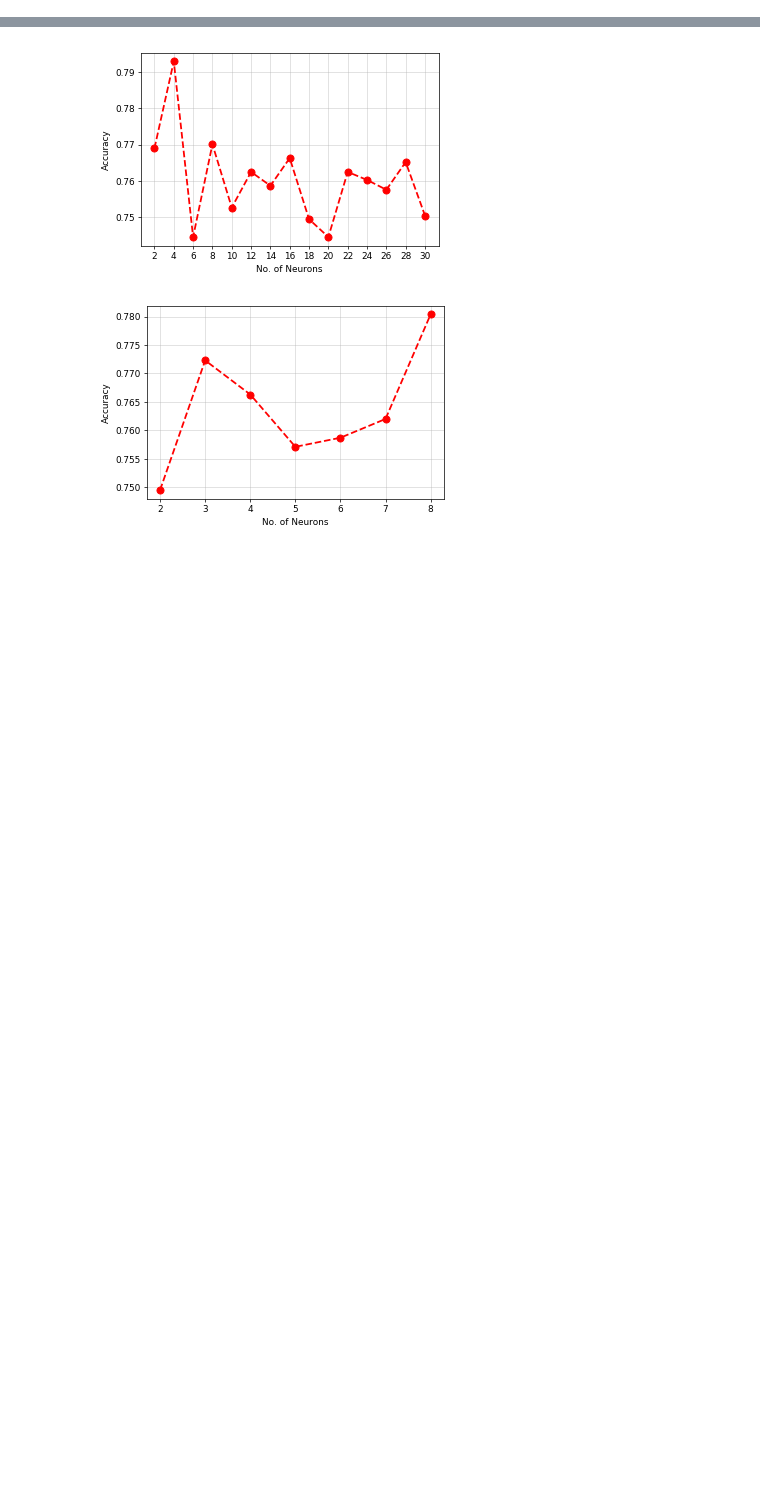
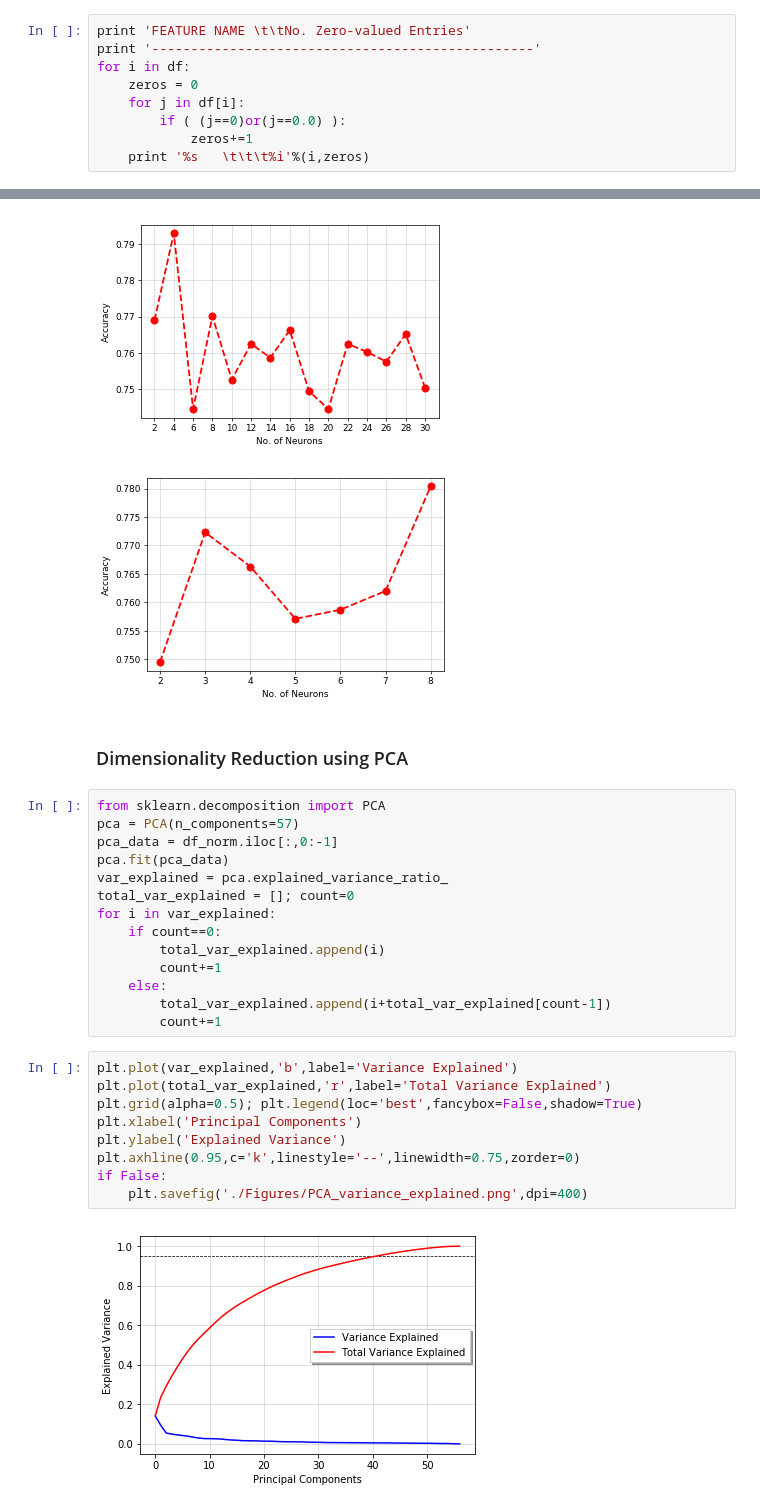
Before and after one commit to istewar1/Research, a Jupyter notebook: COSC 528/Project 4/COSC528_Project4_istewar1.ipynb, the cells around one changed output, grey strips where cells are left out. Saved outputs shown, nothing was run; the diff lists cells and outputs as text; blank space fills up the shorter version.

```diff
--- a/COSC 528/Project 4/COSC528_Project4_istewar1.ipynb
+++ b/COSC 528/Project 4/COSC528_Project4_istewar1.ipynb
@@ -87,0 +88,9 @@ memory usage: 2.0 MB
+# %%
+print 'FEATURE NAME \t\tNo. Zero-valued Entries'
+print '-------------------------------------------------'
+for i in df:
+    zeros = 0
+    for j in df[i]:
+        if ( (j==0)or(j==0.0) ):
+            zeros+=1
+    print '%s   \t\t\t%i'%(i,zeros)
@@ -590,3 +617,30 @@ if False:
 [2, 4, 6, 8, 10, 12, 14, 16, 18, 20, 22, 24, 26, 28, 30]
 [figure]
 [figure]
+# %% [markdown]
+### Dimensionality Reduction using PCA
+# %%
+from sklearn.decomposition import PCA
+pca = PCA(n_components=57)
+pca_data = df_norm.iloc[:,0:-1]
+pca.fit(pca_data)
+var_explained = pca.explained_variance_ratio_
+total_var_explained = []; count=0
+for i in var_explained:
+    if count==0:
+        total_var_explained.append(i)
+        count+=1
+    else:
+        total_var_explained.append(i+total_var_explained[count-1])
+        count+=1
+# %%
+plt.plot(var_explained,'b',label='Variance Explained')
+plt.plot(total_var_explained,'r',label='Total Variance Explained')
+plt.grid(alpha=0.5); plt.legend(loc='best',fancybox=False,shadow=True)
+plt.xlabel('Principal Components')
+plt.ylabel('Explained Variance')
+plt.axhline(0.95,c='k',linestyle='--',linewidth=0.75,zorder=0)
+if False:
+    plt.savefig('./Figures/PCA_variance_explained.png',dpi=400)
+# %% [output]
+[figure, added]
```
Also changed, not shown: parts of 6 cells of this notebook, 1 other file.
